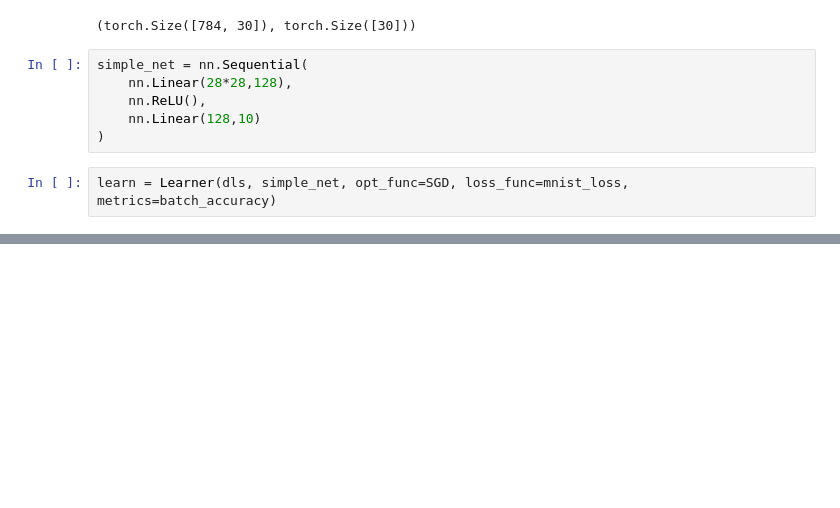
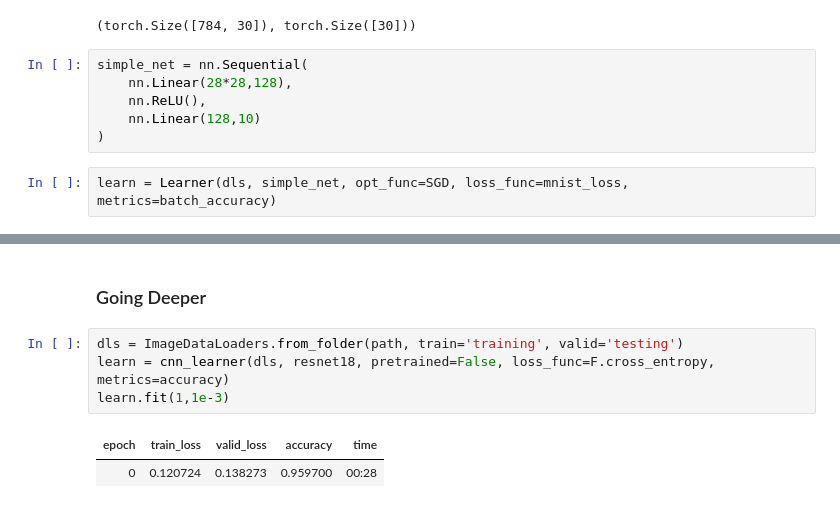
Before and after one commit to demattosanthony/fastbook, a Jupyter notebook: my_projects/04_mnist_from_scratch/00_mnist.ipynb, the cells around one changed output, grey strips where cells are left out. Drawn from its saved outputs; the diff is of its cells as text; blank space fills up the shorter version.

```diff
--- a/my_projects/04_mnist_from_scratch/00_mnist.ipynb
+++ b/my_projects/04_mnist_from_scratch/00_mnist.ipynb
@@ -299,0 +311,9 @@ learn.fit(10,1e-3)
+# %% [markdown]
+### Going Deeper
+# %%
+dls = ImageDataLoaders.from_folder(path, train='training', valid='testing')
+learn = cnn_learner(dls, resnet18, pretrained=False, loss_func=F.cross_entropy, metrics=accuracy)
+learn.fit(1,1e-3)
+# %% [output]
+| epoch | train_loss | valid_loss | accuracy | time |
+| 0 | 0.120724 | 0.138273 | 0.959700 | 00:28 |
```
Also changed, not shown: parts of 15 cells of this notebook.
